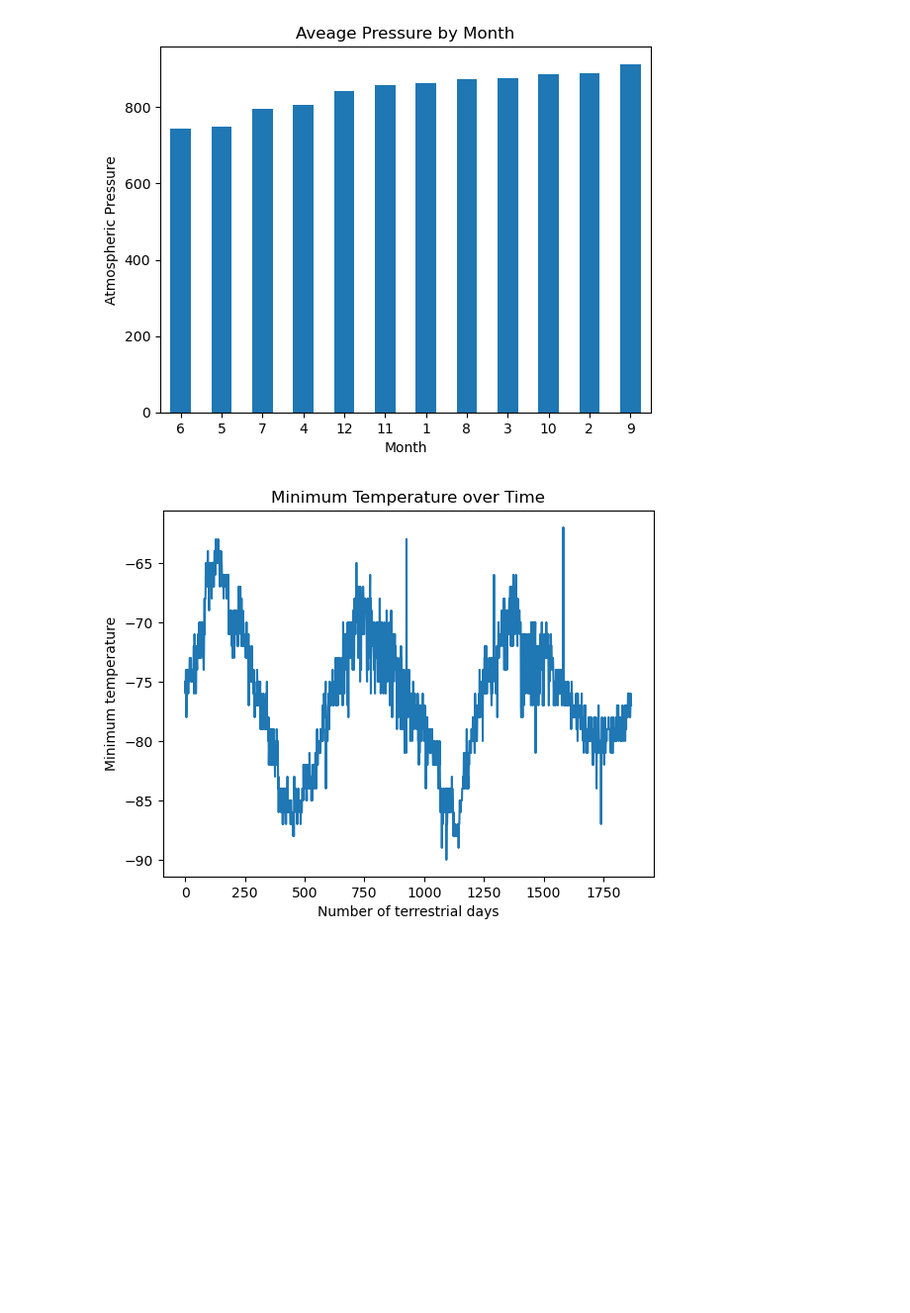
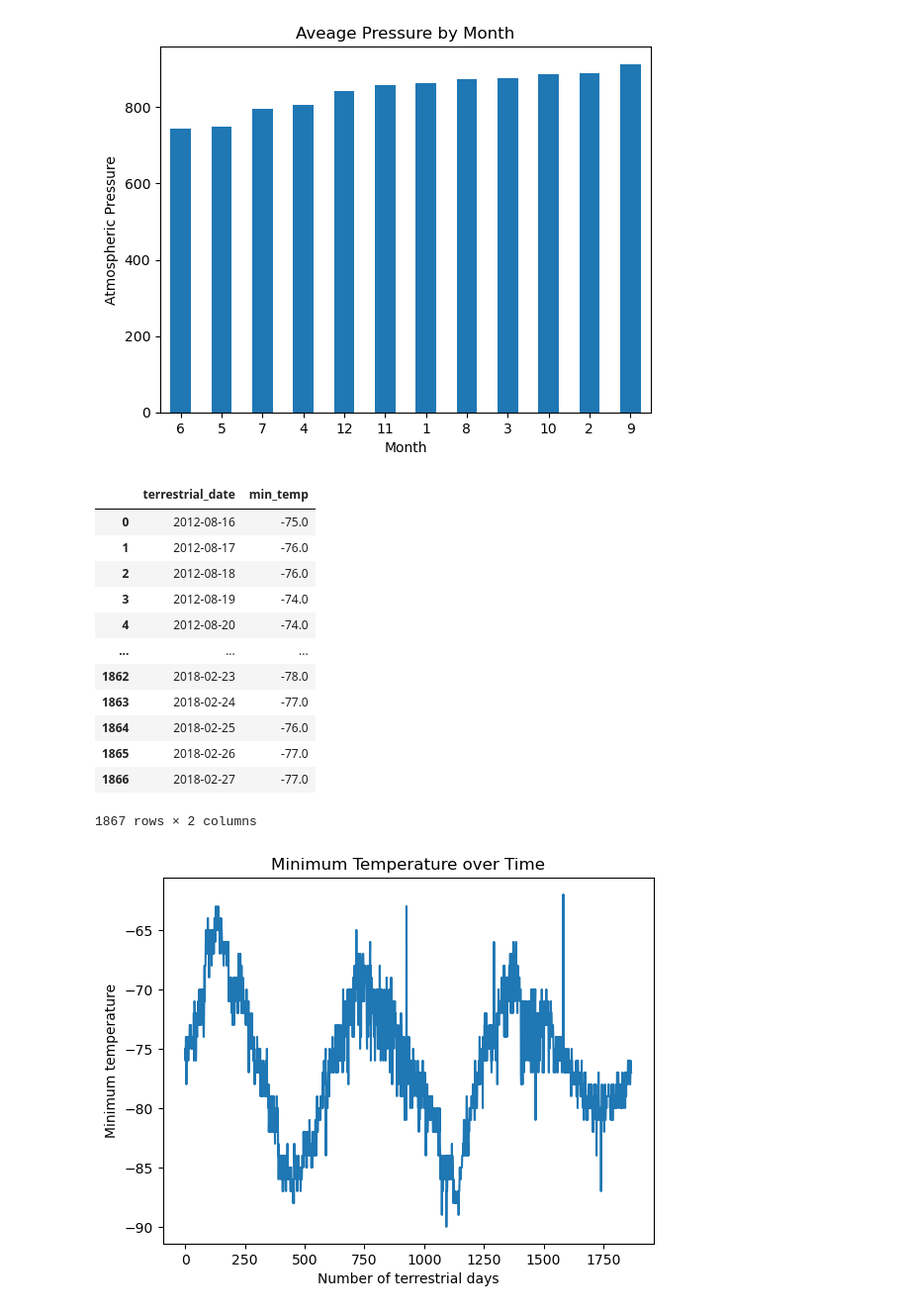
Before and after one commit to linderkm/Module11-Scrape-Challenge, a Jupyter notebook: Scrapers/part_2_mars_weather.ipynb, the cells around one changed output. Shown: that part at 99% size. Saved outputs shown, nothing was run; the diff lists cells and outputs as text; code cells hidden in the pictures; blank space fills up the shorter version.

```diff
--- a/Scrapers/part_2_mars_weather.ipynb
+++ b/Scrapers/part_2_mars_weather.ipynb
@@ -231,6 +231,23 @@ avg_pressure_by_month_df_sorted.plot.bar(title="Aveage Pressure by Month",
 plt.show()
 # %% [output]
 [figure]
+# %%
+earth_dates_df = mars_df[["terrestrial_date","min_temp"]]
+earth_dates_df
+# %% [output]
+|  | terrestrial_date | min_temp |
+| 0 | 2012-08-16 | -75.0 |
+| 1 | 2012-08-17 | -76.0 |
+| 2 | 2012-08-18 | -76.0 |
+| 3 | 2012-08-19 | -74.0 |
+| 4 | 2012-08-20 | -74.0 |
+| ... | ... | ... |
+| 1862 | 2018-02-23 | -78.0 |
+| 1863 | 2018-02-24 | -77.0 |
+| 1864 | 2018-02-25 | -76.0 |
+| 1865 | 2018-02-26 | -77.0 |
+| 1866 | 2018-02-27 | -77.0 |
+1867 rows × 2 columns
 # %%
 # 5. How many terrestrial (Earth) days are there in a Martian year?
 # Visually estimate the result by plotting the daily minimum temperature of each observation in the data set.
```
Also changed, not shown: parts of 4 cells of this notebook.
